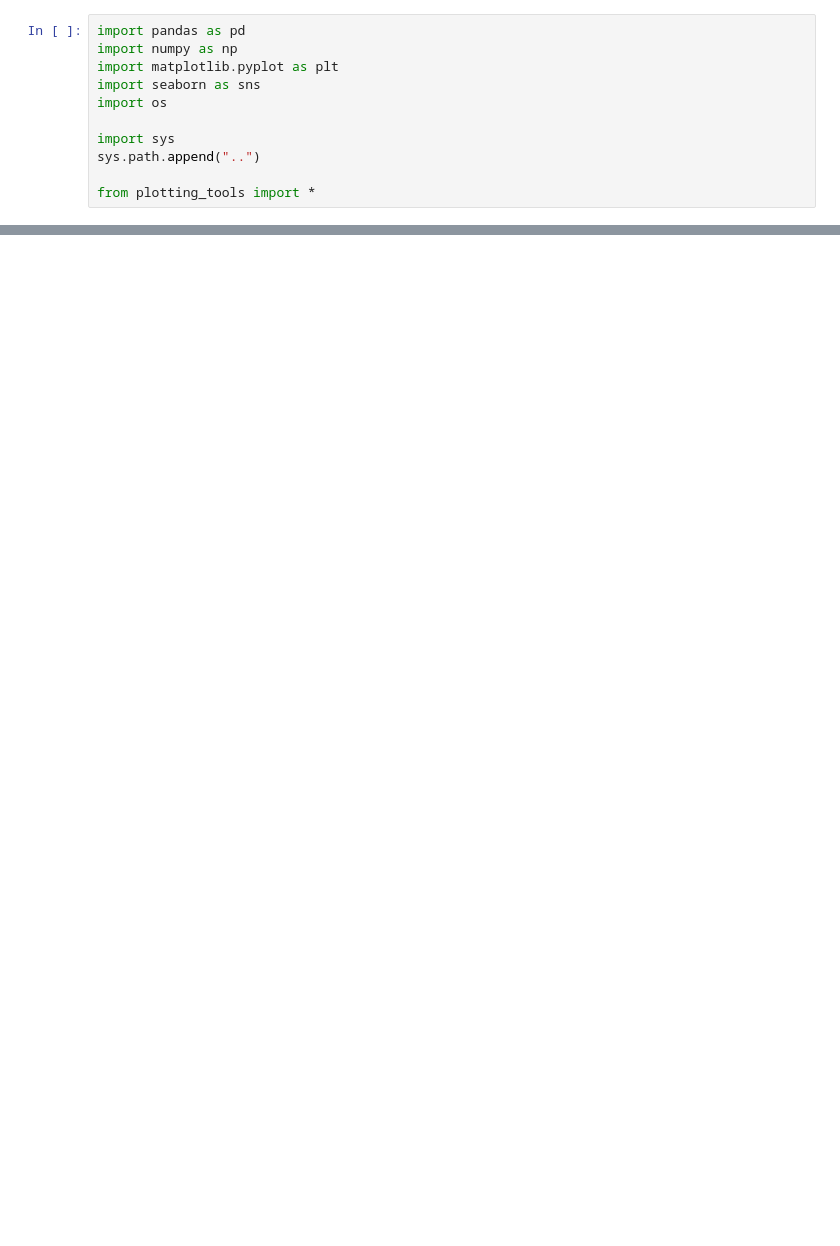
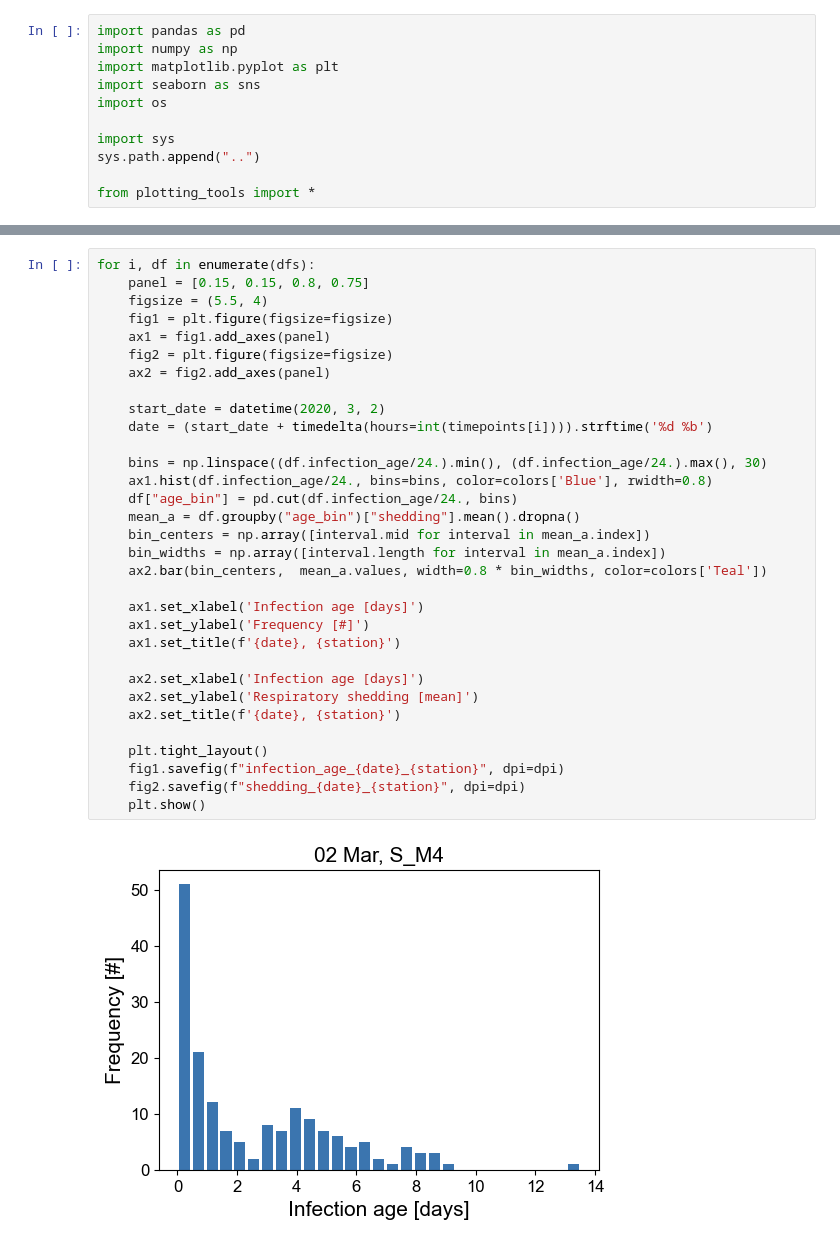
Before and after one commit to schminin/INSIDeMunich, a Jupyter notebook: analysis/scripts/Supplement/infections_per_measurement_station.ipynb, the cells around one changed output, grey strips where cells are left out. Cells and saved outputs as stored; diff of their text form; blank space fills up the shorter version.

```diff
--- a/analysis/scripts/Supplement/infections_per_measurement_station.ipynb
+++ b/analysis/scripts/Supplement/infections_per_measurement_station.ipynb
@@ -52,0 +59,34 @@ plt.show()
+# %%
+for i, df in enumerate(dfs):
+    panel = [0.15, 0.15, 0.8, 0.75]
+    figsize = (5.5, 4)
+    fig1 = plt.figure(figsize=figsize)
+    ax1 = fig1.add_axes(panel)
+    fig2 = plt.figure(figsize=figsize)
+    ax2 = fig2.add_axes(panel)
+
+    start_date = datetime(2020, 3, 2)
+    date = (start_date + timedelta(hours=int(timepoints[i]))).strftime('%d %b')
+
+    bins = np.linspace((df.infection_age/24.).min(), (df.infection_age/24.).max(), 30)
+    ax1.hist(df.infection_age/24., bins=bins, color=colors['Blue'], rwidth=0.8)
+    df["age_bin"] = pd.cut(df.infection_age/24., bins)
+    mean_a = df.groupby("age_bin")["shedding"].mean().dropna()
+    bin_centers = np.array([interval.mid for interval in mean_a.index])
+    bin_widths = np.array([interval.length for interval in mean_a.index])
+    ax2.bar(bin_centers,  mean_a.values, width=0.8 * bin_widths, color=colors['Teal'])
+
+    ax1.set_xlabel('Infection age [days]')
+    ax1.set_ylabel('Frequency [#]')
+    ax1.set_title(f'{date}, {station}')
+
+    ax2.set_xlabel('Infection age [days]')
+    ax2.set_ylabel('Respiratory shedding [mean]')
+    ax2.set_title(f'{date}, {station}')
+
+    plt.tight_layout()
+    fig1.savefig(f"infection_age_{date}_{station}", dpi=dpi)
+    fig2.savefig(f"shedding_{date}_{station}", dpi=dpi)
+    plt.show()
+# %% [output]
+[figure, added]
```
Also changed, not shown: parts of 3 cells of this notebook, 1 other file.
